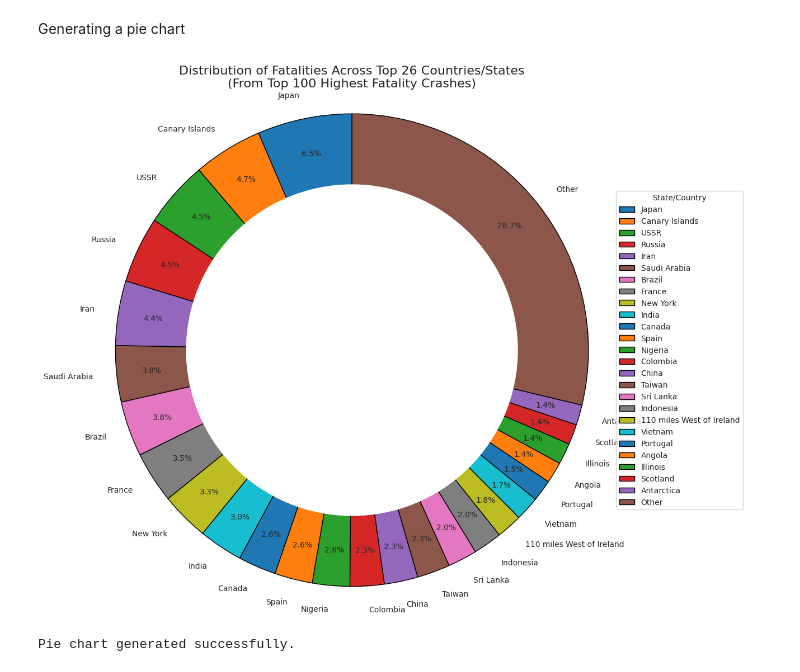
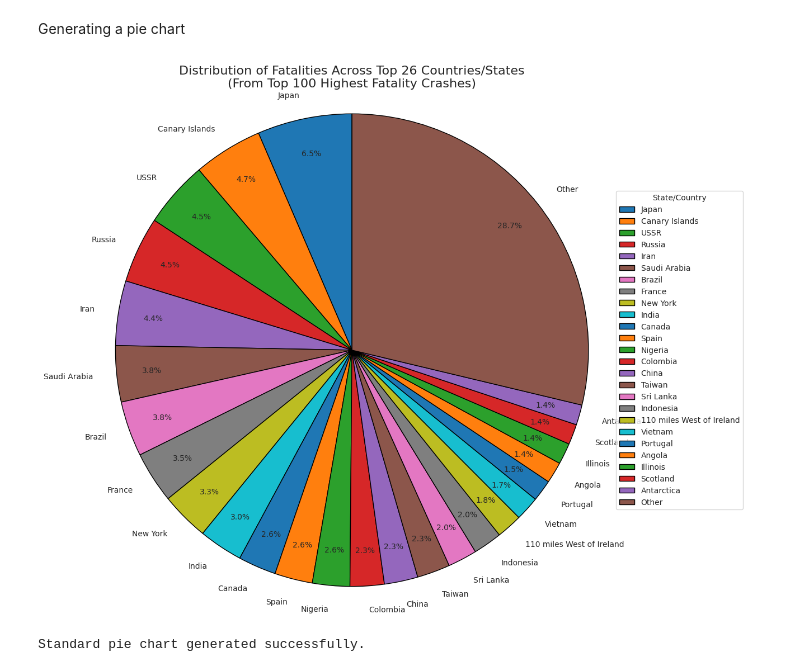
Before and after one commit to sol3896/AI-Coursework-2025, a Jupyter notebook: Airplane_Crashes_Data_Cleaning.ipynb, the cells around one changed output. Drawn from its saved outputs; the diff is of its cells as text; code cells hidden in the pictures.

```diff
--- a/Airplane_Crashes_Data_Cleaning.ipynb
+++ b/Airplane_Crashes_Data_Cleaning.ipynb
@@ -229,42 +229,43 @@ DataFrame sorted by Fatalities (Highest to Lowest). Top 100 selected. Showing he
 Generating a pie chart
 # %%
 country_fatalities = top_100_crashes.groupby('State/Country')['Fatalities'].sum()
-
 top_25_countries = country_fatalities.nlargest(25)
 
 if len(country_fatalities) > 25:
     other_fatalities = country_fatalities[~country_fatalities.index.isin(top_25_countries.index)].sum()
     if other_fatalities > 0:
         top_25_countries['Other'] = other_fatalities
 
+# --- Chart Generation ---
 
 plt.figure(figsize=(12, 12))
 
+# Generate the standard pie chart
 wedges, texts, autotexts = plt.pie(
     top_25_countries,
     labels=top_25_countries.index,
     autopct='%1.1f%%',
     startangle=90,
     pctdistance=0.85,
     wedgeprops={'edgecolor': 'black'}
 )
 
-centre_circle = plt.Circle((0, 0), 0.70, fc='white')
-fig = plt.gcf()
-fig.gca().add_artist(centre_circle)
 
+# Adjust font size and ensure the title is centered
 plt.title(f'Distribution of Fatalities Across Top {len(top_25_countries)} Countries/States\n(From Top 100 Highest Fatality Crashes)', fontsize=16)
 
+# Equal aspect ratio ensures that pie is drawn as a circle.
 plt.axis('equal')
 
+# Add a legend
 plt.legend(wedges, top_25_countries.index,
           title="State/Country",
           loc="center left",
           bbox_to_anchor=(1, 0, 0.5, 1))
 
 plt.show()
 
-print("Pie chart generated successfully.")
+print("Standard pie chart generated successfully.")
 # %% [output]
-[figure, old version]
+[figure, new version]
-Pie chart generated successfully.
+Standard pie chart generated successfully.
```
